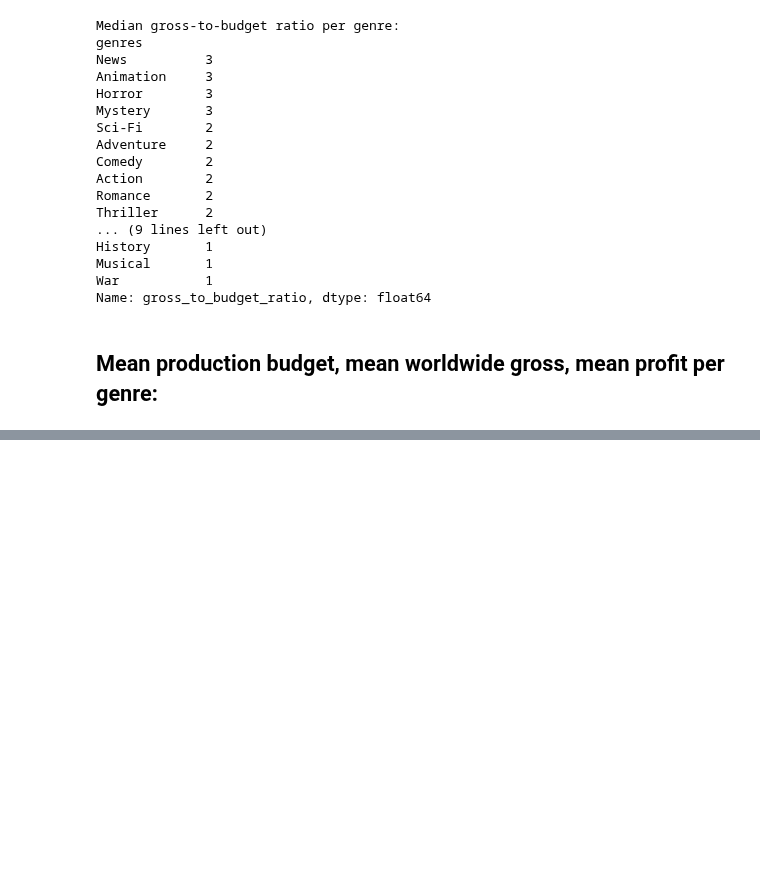
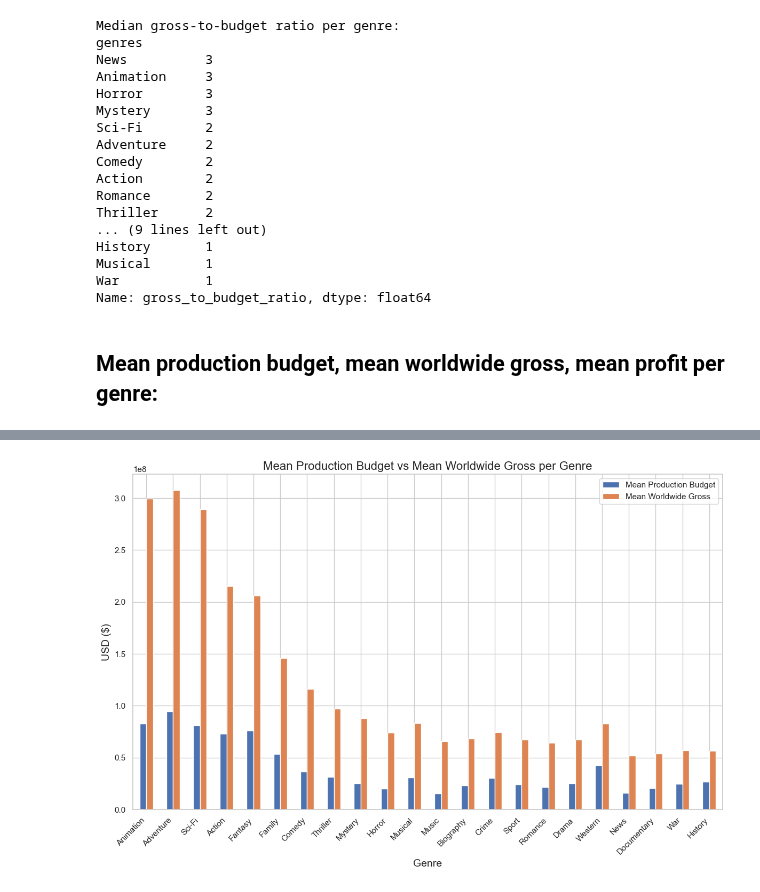
Before and after one commit to WamuyuGitz/movie-insights-project, a Jupyter notebook: leejay_data_analysis.ipynb, the cells around one changed output, grey strips where cells are left out. Saved outputs shown, nothing was run; the diff lists cells and outputs as text; code cells hidden in the pictures; blank space fills up the shorter version.

```diff
--- a/leejay_data_analysis.ipynb
+++ b/leejay_data_analysis.ipynb
@@ -359,0 +390,12 @@ History                  26,697,222            56,558,554           72   29,861,
+# %%
+# -------- PLOT 3: Mean Budget vs Mean Gross per Genre --------
+df_mean_budget_gross_profit[['mean_production_budget', 'mean_worldwide_gross']].plot(kind='bar', stacked=False)
+plt.title('Mean Production Budget vs Mean Worldwide Gross per Genre')
+plt.ylabel('USD ($)')
+plt.xlabel('Genre')
+plt.xticks(rotation=45, ha='right')
+plt.legend(['Mean Production Budget', 'Mean Worldwide Gross'])
+plt.tight_layout()
+plt.show()
+# %% [output]
+[figure, added]
```
Also changed, not shown: parts of 3 cells of this notebook.
